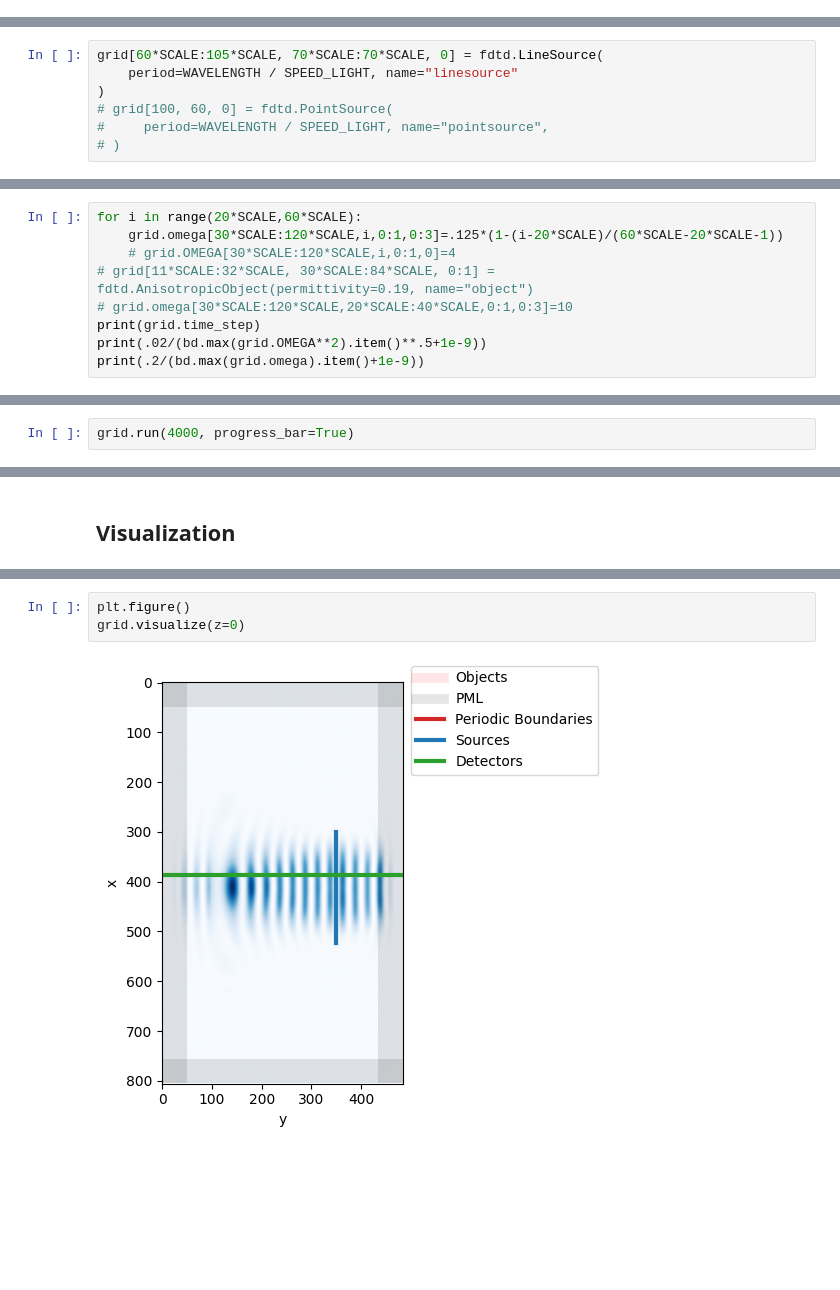
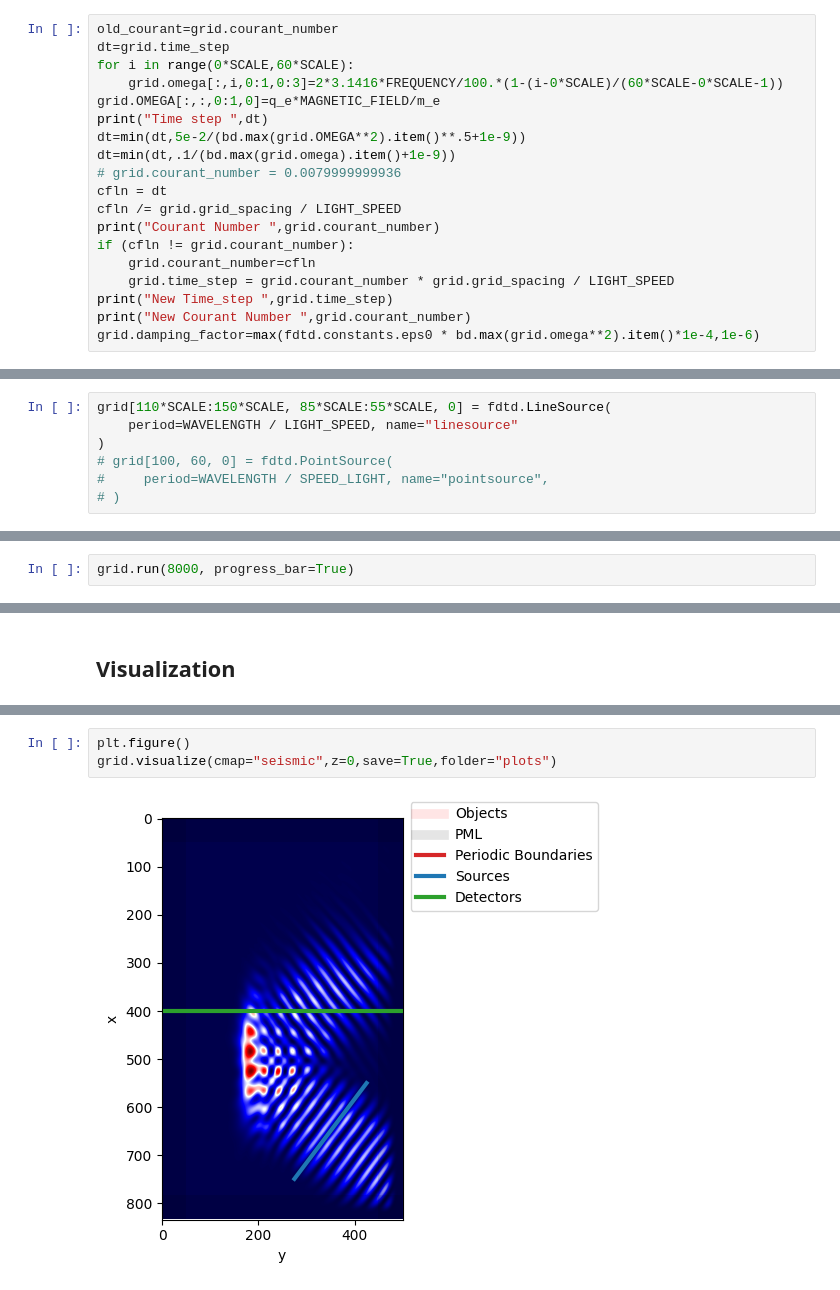
Before and after one commit to Pierre-Alexandre-Gourdain/fdtd, a Jupyter notebook: cutoff_test.ipynb, the cells around one changed output, grey strips where cells are left out. Drawn from its saved outputs; the diff is of its cells as text; blank space fills up the shorter version.

```diff
--- a/cutoff_test.ipynb
+++ b/cutoff_test.ipynb
@@ -116,3 +121,22 @@ grid = fdtd.Grid(
     plasma = True,
     use_damping = True,
 )
+# %%
+old_courant=grid.courant_number
+dt=grid.time_step
+for i in range(0*SCALE,60*SCALE):
+    grid.omega[:,i,0:1,0:3]=2*3.1416*FREQUENCY/100.*(1-(i-0*SCALE)/(60*SCALE-0*SCALE-1))
+grid.OMEGA[:,:,0:1,0]=q_e*MAGNETIC_FIELD/m_e
+print("Time step ",dt)
+dt=min(dt,5e-2/(bd.max(grid.OMEGA**2).item()**.5+1e-9))
+dt=min(dt,.1/(bd.max(grid.omega).item()+1e-9))
+# grid.courant_number = 0.0079999999936
+cfln = dt
+cfln /= grid.grid_spacing / LIGHT_SPEED
+print("Courant Number ",grid.courant_number)
+if (cfln != grid.courant_number):
+    grid.courant_number=cfln
+    grid.time_step = grid.courant_number * grid.grid_spacing / LIGHT_SPEED
+print("New Time_step ",grid.time_step)
+print("New Courant Number ",grid.courant_number)
+grid.damping_factor=max(fdtd.constants.eps0 * bd.max(grid.omega**2).item()*1e-4,1e-6)
@@ -131,8 +160,8 @@ grid[:, :, 0] = fdtd.PeriodicBoundary(name="zbounds")
 # %% [markdown]
 sources
 # %%
-grid[60*SCALE:105*SCALE, 70*SCALE:70*SCALE, 0] = fdtd.LineSource(
-    period=WAVELENGTH / SPEED_LIGHT, name="linesource"
+grid[110*SCALE:150*SCALE, 85*SCALE:55*SCALE, 0] = fdtd.LineSource(
+    period=WAVELENGTH / LIGHT_SPEED, name="linesource"
 )
 # grid[100, 60, 0] = fdtd.PointSource(
 #     period=WAVELENGTH / SPEED_LIGHT, name="pointsource",
@@ -143,12 +172,3 @@ detectors
 grid[12e-6, :, 0] = fdtd.LineDetector(name="detector")
 # %% [markdown]
 objects
-# %%
-for i in range(20*SCALE,60*SCALE):
-    grid.omega[30*SCALE:120*SCALE,i,0:1,0:3]=.125*(1-(i-20*SCALE)/(60*SCALE-20*SCALE-1))
-    # grid.OMEGA[30*SCALE:120*SCALE,i,0:1,0]=4
-# grid[11*SCALE:32*SCALE, 30*SCALE:84*SCALE, 0:1] = fdtd.AnisotropicObject(permittivity=0.19, name="object")
-# grid.omega[30*SCALE:120*SCALE,20*SCALE:40*SCALE,0:1,0:3]=10
-print(grid.time_step)
-print(.02/(bd.max(grid.OMEGA**2).item()**.5+1e-9))
-print(.2/(bd.max(grid.omega).item()+1e-9))
@@ -159,4 +175,4 @@ print(.2/(bd.max(grid.omega).item()+1e-9))
 # %% [markdown]
 ## Run simulation
 # %%
-grid.run(4000, progress_bar=True)
+grid.run(8000, progress_bar=True)
@@ -196,5 +210,5 @@ plt.show()
 # %%
 plt.figure()
-grid.visualize(z=0)
+grid.visualize(cmap="seismic",z=0,save=True,folder="plots")
 # %% [output]
-[figure, old version]
+[figure, new version]
```
Also changed, not shown: parts of 11 cells of this notebook, 4 other files.
